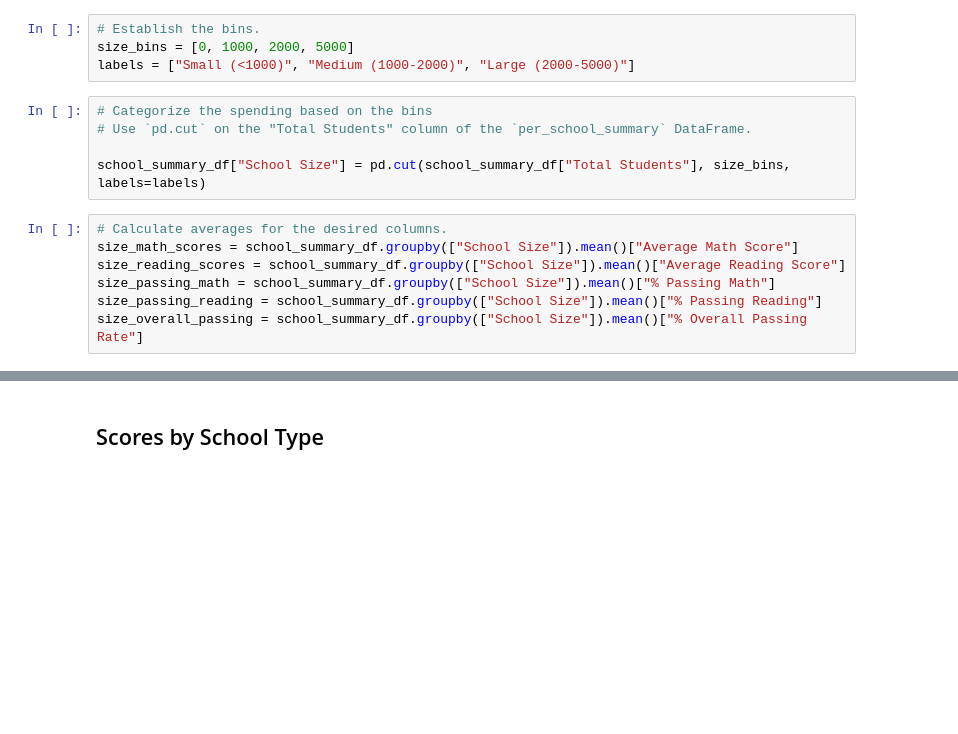
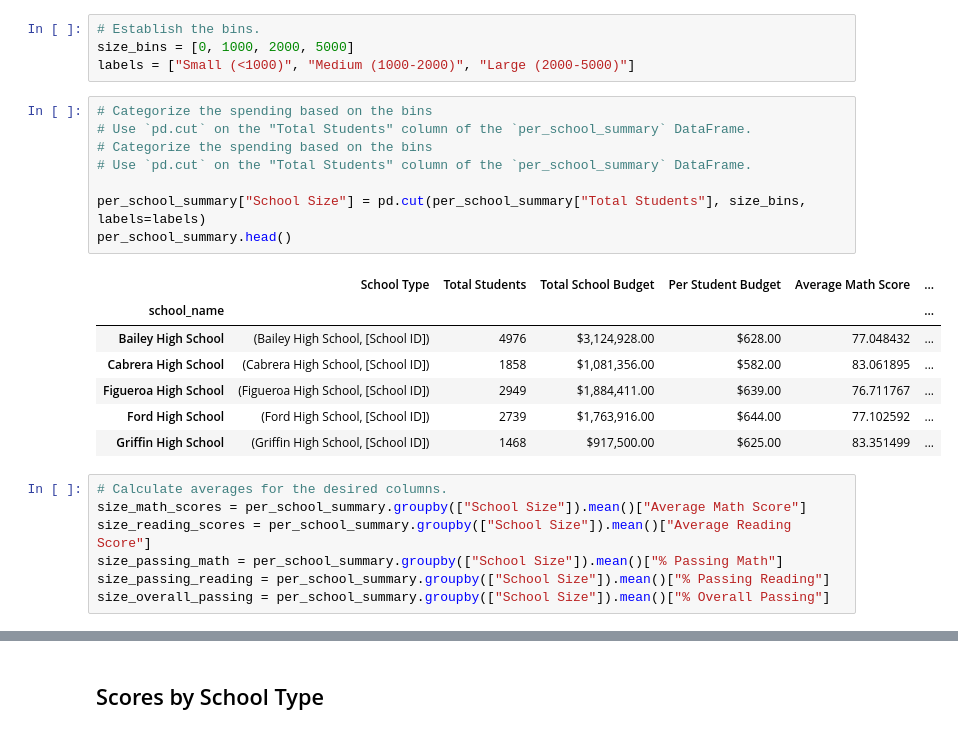
Before and after one commit to sarcaldwell36/PyCitySchool, a Jupyter notebook: PyCitySchools_starter.ipynb, the cells around one changed output, grey strips where cells are left out. Cells and saved outputs as stored; diff of their text form; blank space fills up the shorter version.

```diff
--- a/PyCitySchools_starter.ipynb
+++ b/PyCitySchools_starter.ipynb
@@ -549,15 +538,26 @@ labels = ["Small (<1000)", "Medium (1000-2000)", "Large (2000-5000)"]
 # %%
 # Categorize the spending based on the bins
 # Use `pd.cut` on the "Total Students" column of the `per_school_summary` DataFrame.
+# Categorize the spending based on the bins
+# Use `pd.cut` on the "Total Students" column of the `per_school_summary` DataFrame.
 
-school_summary_df["School Size"] = pd.cut(school_summary_df["Total Students"], size_bins, labels=labels)
+per_school_summary["School Size"] = pd.cut(per_school_summary["Total Students"], size_bins, labels=labels)
+per_school_summary.head()
+# %% [output]
+|  | School Type | Total Students | Total School Budget | Per Student Budget | Average Math Score | ... |
+| school_name |  |  |  |  |  | ... |
+| Bailey High School | (Bailey High School, [School ID]) | 4976 | $3,124,928.00 | $628.00 | 77.048432 | ... |
+| Cabrera High School | (Cabrera High School, [School ID]) | 1858 | $1,081,356.00 | $582.00 | 83.061895 | ... |
+| Figueroa High School | (Figueroa High School, [School ID]) | 2949 | $1,884,411.00 | $639.00 | 76.711767 | ... |
+| Ford High School | (Ford High School, [School ID]) | 2739 | $1,763,916.00 | $644.00 | 77.102592 | ... |
+| Griffin High School | (Griffin High School, [School ID]) | 1468 | $917,500.00 | $625.00 | 83.351499 | ... |
 # %%
 # Calculate averages for the desired columns.
-size_math_scores = school_summary_df.groupby(["School Size"]).mean()["Average Math Score"]
-size_reading_scores = school_summary_df.groupby(["School Size"]).mean()["Average Reading Score"]
-size_passing_math = school_summary_df.groupby(["School Size"]).mean()["% Passing Math"]
-size_passing_reading = school_summary_df.groupby(["School Size"]).mean()["% Passing Reading"]
-size_overall_passing = school_summary_df.groupby(["School Size"]).mean()["% Overall Passing Rate"]
+size_math_scores = per_school_summary.groupby(["School Size"]).mean()["Average Math Score"]
+size_reading_scores = per_school_summary.groupby(["School Size"]).mean()["Average Reading Score"]
+size_passing_math = per_school_summary.groupby(["School Size"]).mean()["% Passing Math"]
+size_passing_reading = per_school_summary.groupby(["School Size"]).mean()["% Passing Reading"]
+size_overall_passing = per_school_summary.groupby(["School Size"]).mean()["% Overall Passing"]
 # %%
 # Create a DataFrame called `size_summary` that breaks down school performance based on school size (small, medium, or large).
 # Use the scores above to create a new DataFrame called `size_summary`
```
Also changed, not shown: parts of 13 cells of this notebook.
